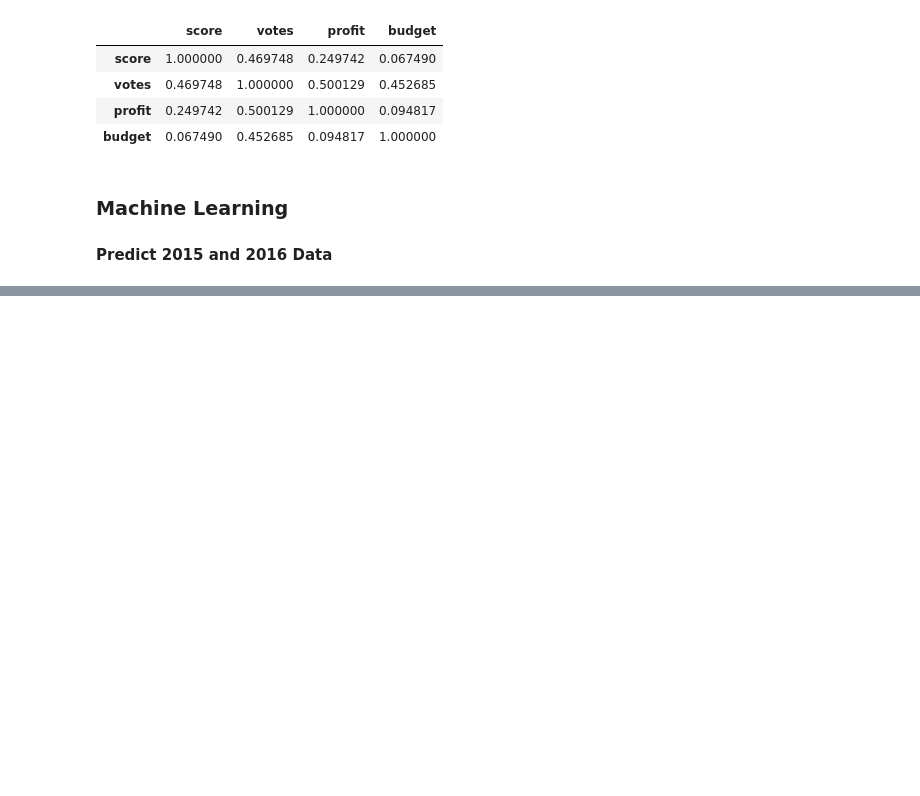
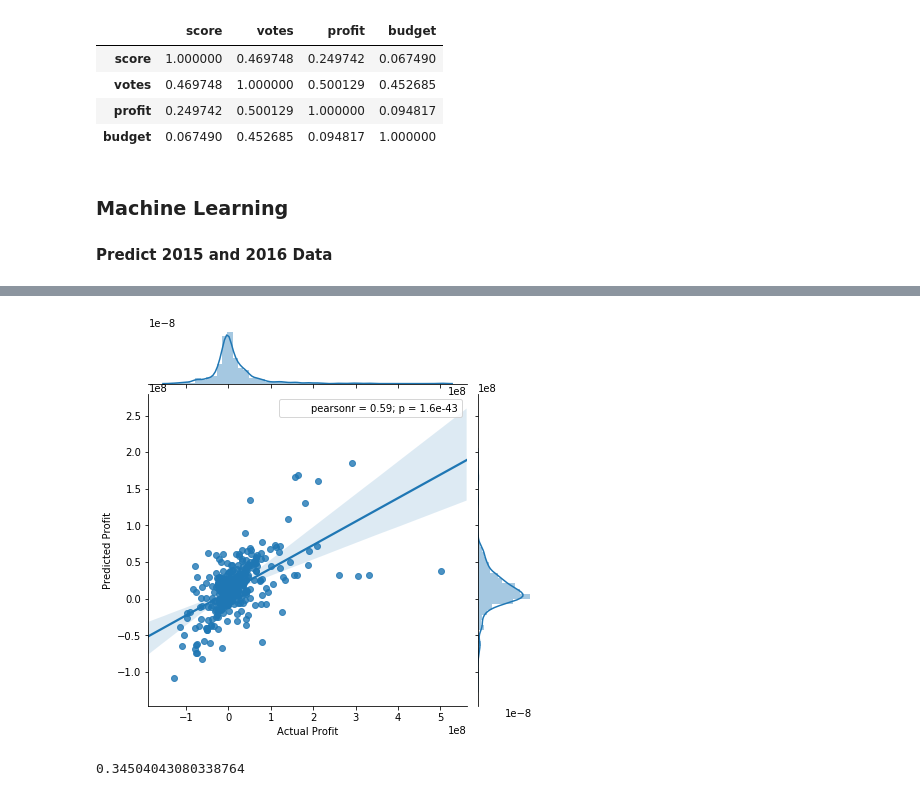
Before and after one commit to NujjA/Tech-Interview-Practice, a Jupyter notebook: Box Office Predictions.ipynb, the cells around one changed output, grey strips where cells are left out. Cells and saved outputs as stored; diff of their text form; code cells hidden in the pictures; blank space fills up the shorter version.

```diff
--- a/Box Office Predictions.ipynb
+++ b/Box Office Predictions.ipynb
@@ -226,0 +276,32 @@ data[['score', 'votes', 'profit', 'budget']].corr()
+# %%
+# Create new analytical base table (ABT)
+abt_ps = pd.get_dummies ( data.drop(['name', 'gross', 'votes'], axis=1) )
+# %%
+train = abt_ps[abt_ps.age >= 0]
+test = abt_ps[abt_ps.age <= 0]
+
+y_train = train.profit
+X_train = train.drop(['profit'], axis=1)
+
+y_test = test.profit
+X_test = test.drop(['profit'], axis=1)
+# %%
+# Train a basic random forest model
+rf = RandomForestRegressor(random_state=1234)
+rf.fit(X_train, y_train)
+
+# Make prediction on test set
+pred = rf.predict(X_test)
+# %%
+# new model performance
+
+sns.jointplot(y_test, pred, kind='reg')
+plt.xlabel('Actual Profit')
+plt.ylabel('Predicted Profit')
+plt.show()
+# %% [output]
+[figure, added]
+# %%
+r2_score(y_test, pred)
+# %% [output]
+0.34504043080338764
```
Also changed, not shown: parts of 11 cells of this notebook.
